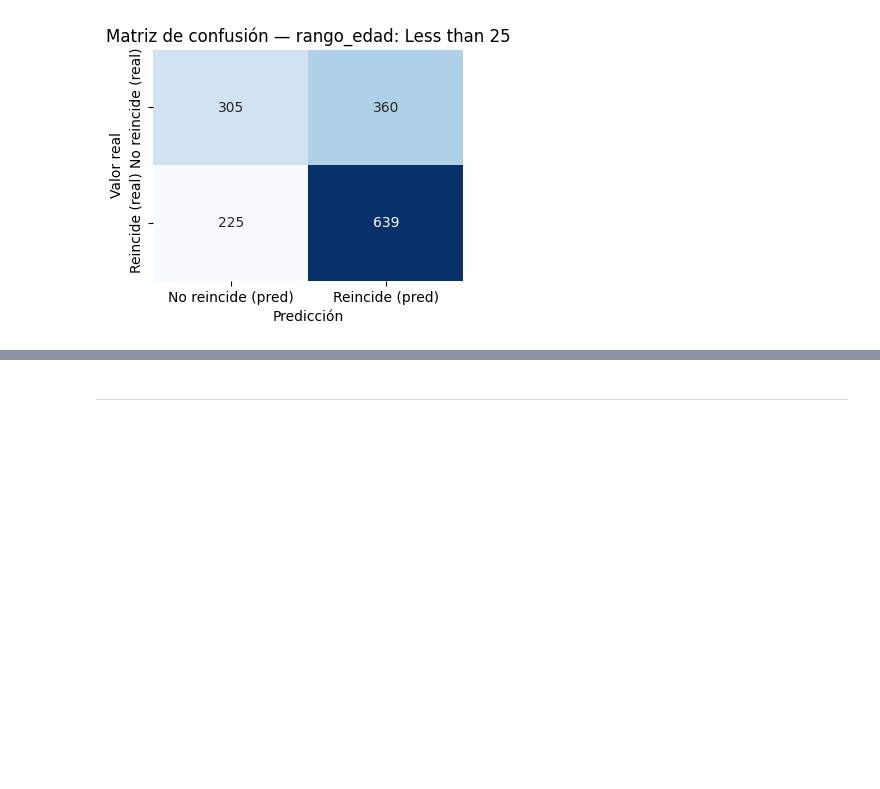
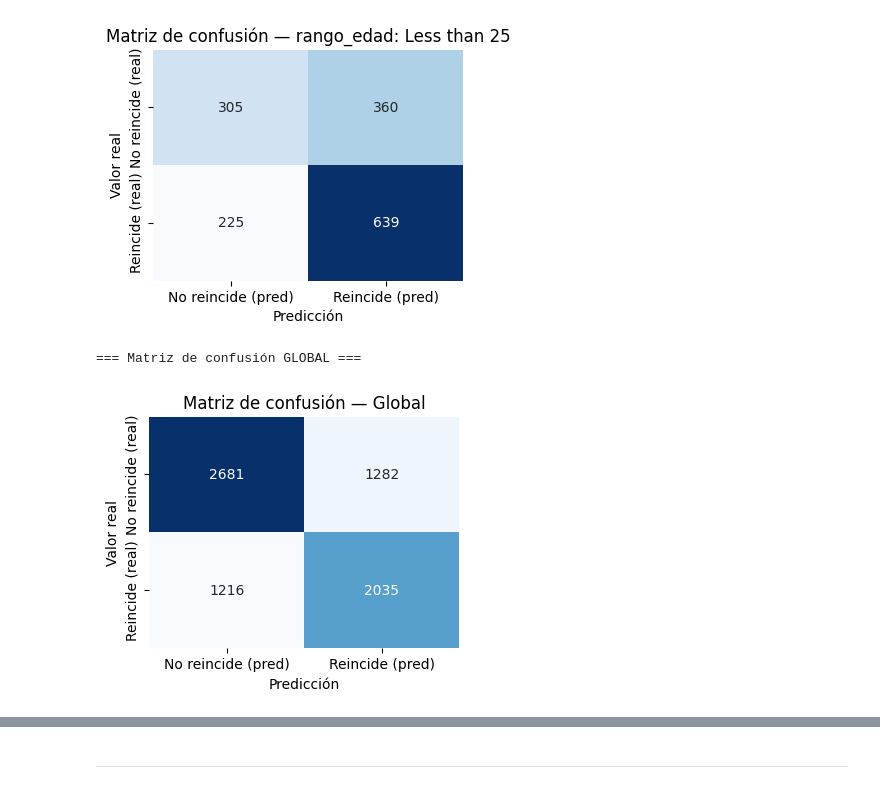
Before and after one commit to danalealva/TFM_Compas, a Jupyter notebook: notebooks/2_evaluacion_y_regresion_logisitca.ipynb, the cells around one changed output, grey strips where cells are left out. Cells and saved outputs as stored; diff of their text form; code cells hidden in the pictures; blank space fills up the shorter version.

```diff
--- a/notebooks/2_evaluacion_y_regresion_logisitca.ipynb
+++ b/notebooks/2_evaluacion_y_regresion_logisitca.ipynb
@@ -379,4 +379,30 @@ plot_matriz_por_grupo(df_twoyears, "rango_edad")
 [figure]
 [figure]
 [figure]
+# %%
+# --- Matriz de confusión global ---
+def plot_matriz_global(df, y_true_col="reincide", y_score_col="resultado_compas"):
+    """
+    Dibuja la matriz de confusión global (sin separar por grupos).
+    """
+    y_true = df[y_true_col]
+    y_pred = (df[y_score_col] >= 5).astype(int)  # umbral estándar COMPAS
+
+    cm = confusion_matrix(y_true, y_pred, labels=[0, 1])
+
+    plt.figure(figsize=(4,3))
+    sns.heatmap(cm, annot=True, fmt="d", cmap="Blues", cbar=False,
+                xticklabels=["No reincide (pred)", "Reincide (pred)"],
+                yticklabels=["No reincide (real)", "Reincide (real)"])
+    plt.title("Matriz de confusión — Global")
+    plt.ylabel("Valor real")
+    plt.xlabel("Predicción")
+    plt.show()
+
+# Ejecutar
+print("=== Matriz de confusión GLOBAL ===")
+plot_matriz_global(df_twoyears)
+# %% [output]
+=== Matriz de confusión GLOBAL ===
+[figure, added]
 # %% [markdown]
```
Also changed, not shown: parts of 4 cells of this notebook.
